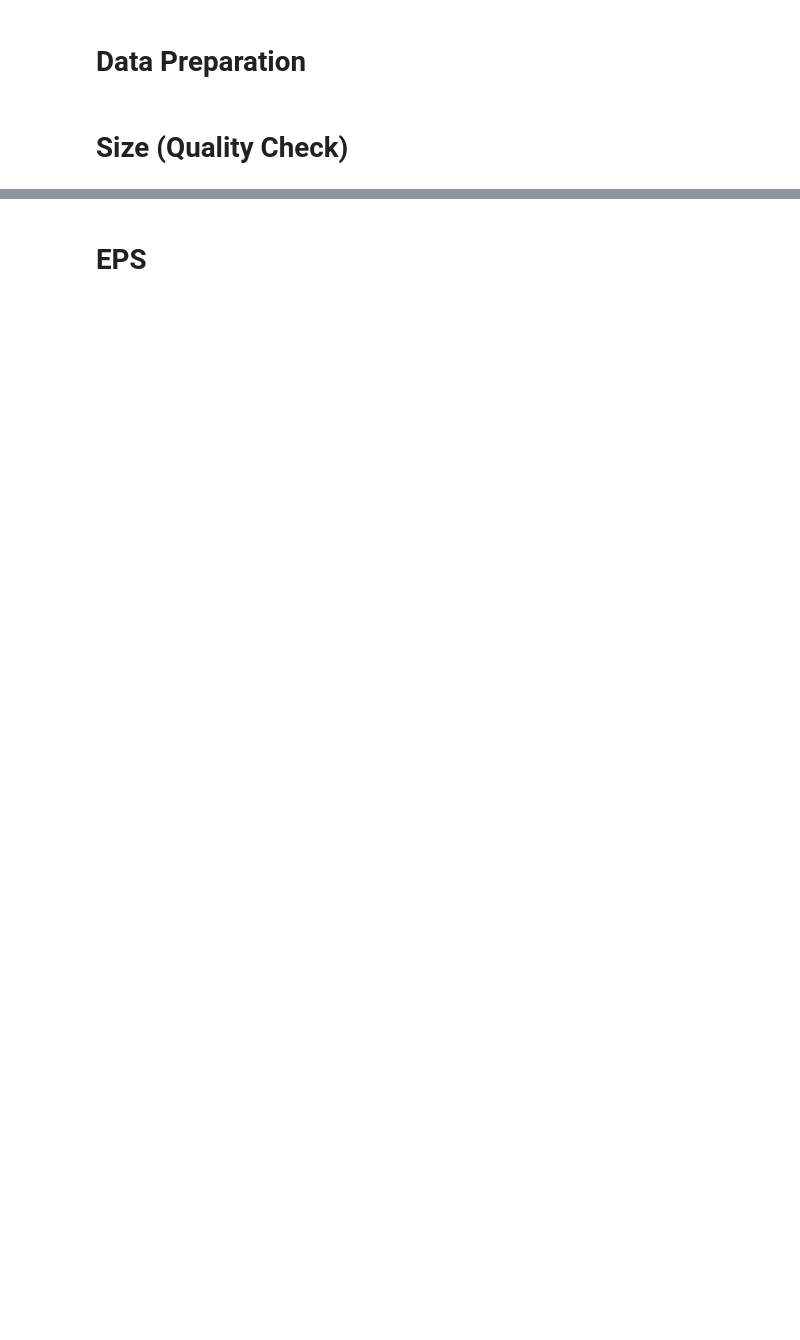
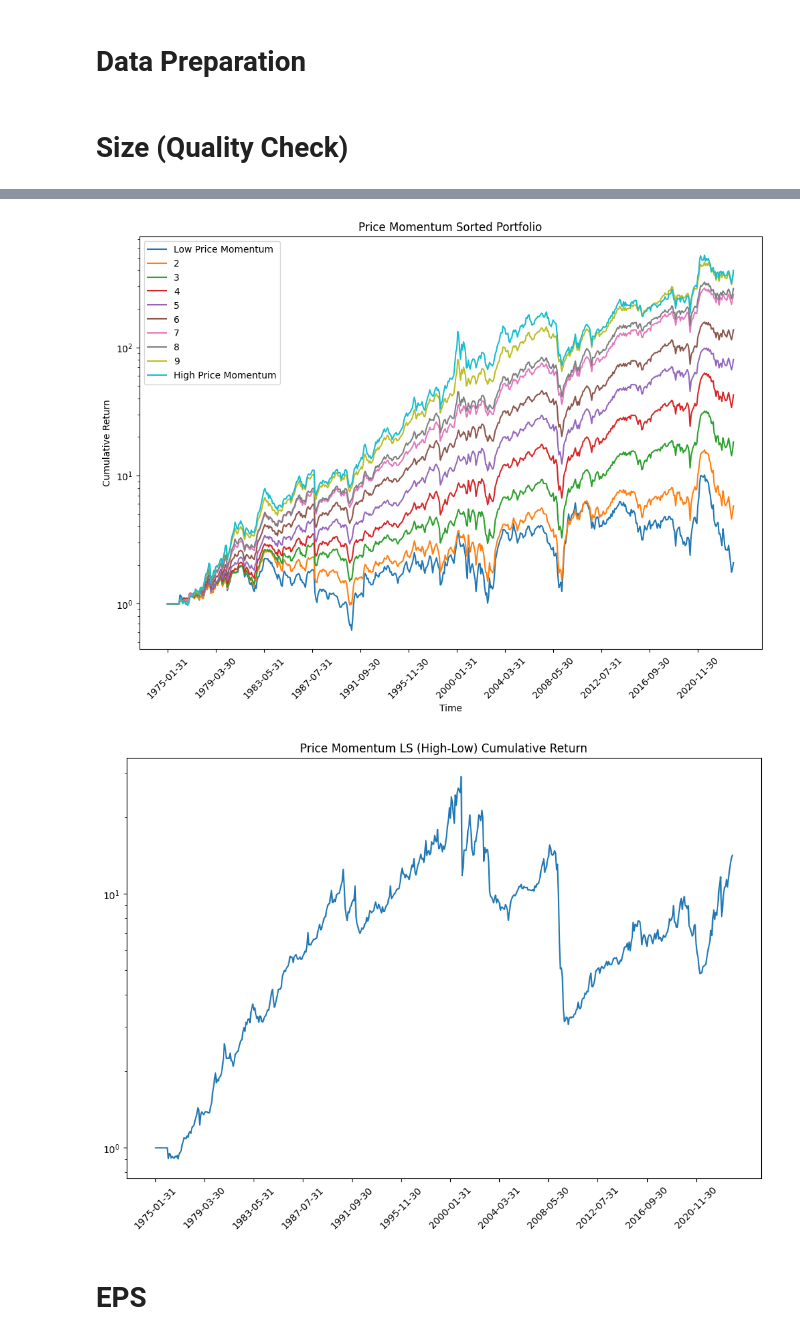
Before and after one commit to Castoria21/Capstone, a Jupyter notebook: code/demo.ipynb, the cells around one changed output, grey strips where cells are left out. Cells and saved outputs as stored; diff of their text form; code cells hidden in the pictures; blank space fills up the shorter version.

```diff
--- a/code/demo.ipynb
+++ b/code/demo.ipynb
@@ -99,12 +144,14 @@ df_mom = get_momentum(dfs['ret'])
 # %%
-price_momentum = df_mom.copy(deep=True)
+# Construct the quarterly-rebalanced price momentum strategy
+price_momentum = forward_fill(df_mom.copy(deep=True), holding_period=3)
+# Re-balance each quarter
 price_momentum[~idx_Q] = np.nan
 mom_portfolio = get_sorted_portfolio(
-    dfs['ret'], get_sorted_index(
-        df_mom * get_volume_threshold(date_cusip_pivot(crsp, "vol"), 0.2),
-        holding_period=3
-        #quantiles=np.array([0.2, 0.4, 0.6, 0.8])
-        )
+    dfs['ret'], get_sorted_index(df_mom * dfs['idx_vol_threshold'],holding_period=3)
 )
+# Visualization
 plot_group_cum(mom_portfolio, "Price Momentum")
 plot_solo_cum(ls(mom_portfolio, -1, 0), "Price Momentum LS (High-Low) Cumulative Return")
+# %% [output]
+[figure, added]
+[figure, added]
```
Also changed, not shown: parts of 23 cells of this notebook, 2 other files.
